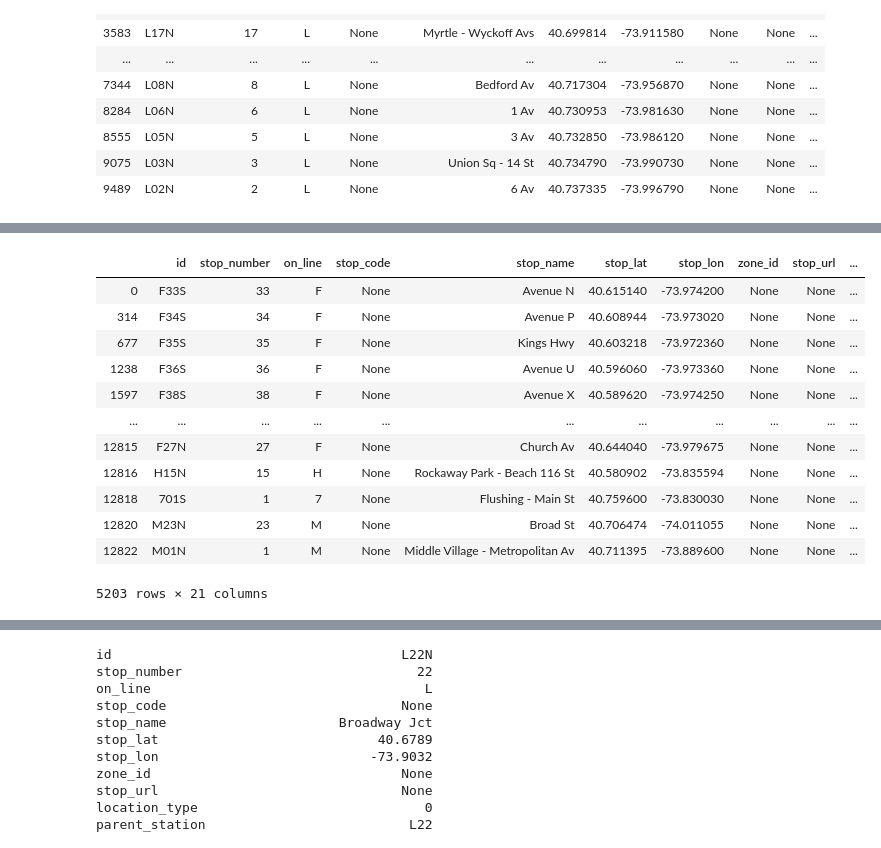
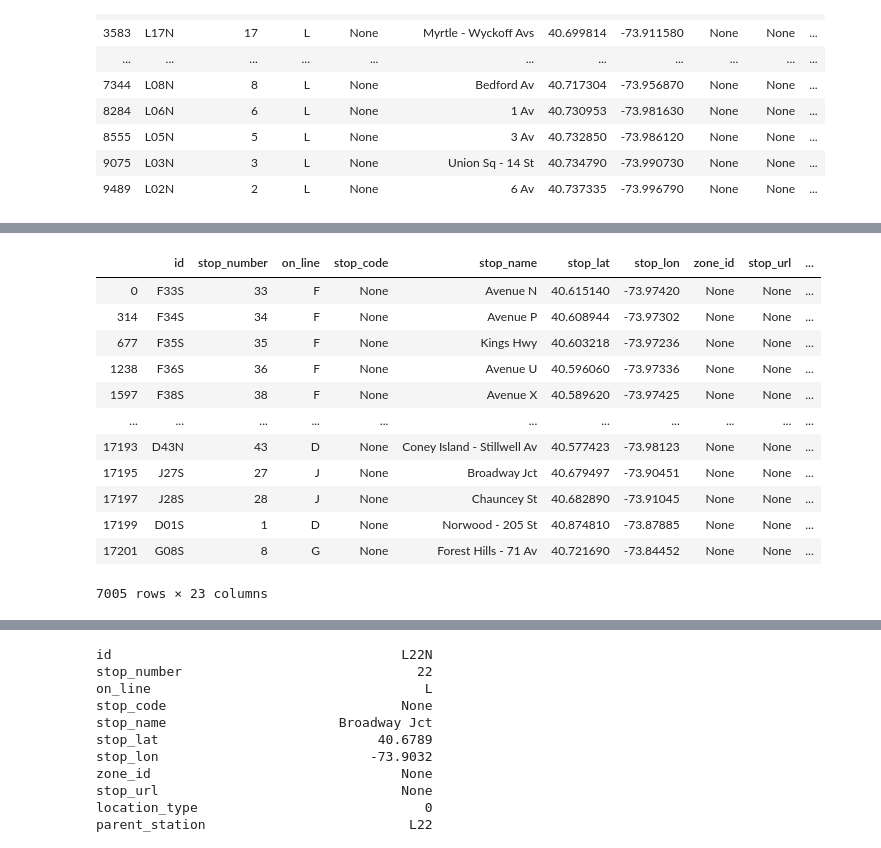
Before and after one commit to SeanAmmirati/mta_feeds, a Jupyter notebook: notebooks/notebook.ipynb, the cells around one changed output, grey strips where cells are left out. Saved outputs shown, nothing was run; the diff lists cells and outputs as text; code cells hidden in the pictures.

```diff
--- a/notebooks/notebook.ipynb
+++ b/notebooks/notebook.ipynb
@@ -16,7 +16,7 @@ conn = dbconnector()
 # %%
 import pandas as pd
 # %%
-df = pd.read_sql('SELECT s.*, a.*, t.train FROM actions a JOIN stops s ON a.stop = s.id JOIN trip t ON a.trip = t.id', conn)
+df = pd.read_sql('SELECT s.*, a.*, t.train, t.direction FROM actions a JOIN stops s ON a.stop = s.id JOIN trip t ON a.trip = t.id', conn)
 # %%
 df
 # %% [output]
@@ -103,16 +117,18 @@ droped_dupes.loc[droped_dupes['est_error_min'] > 1, 'est_error_min'].hist(bins=5
+# %%
+droped_dupes['error_f_l_min'] = (droped_dupes['latest_time'] - droped_dupes['first_time']).dt.total_seconds()/60
 # %%
-droped_dupes['error_f_l'] = droped_d
+droped_dupes
 # %% [output]
 |  | id | stop_number | on_line | stop_code | stop_name | stop_lat | stop_lon | zone_id | stop_url | ... |
-| 0 | F33S | 33 | F | None | Avenue N | 40.615140 | -73.974200 | None | None | ... |
-| 314 | F34S | 34 | F | None | Avenue P | 40.608944 | -73.973020 | None | None | ... |
-| 677 | F35S | 35 | F | None | Kings Hwy | 40.603218 | -73.972360 | None | None | ... |
-| 1238 | F36S | 36 | F | None | Avenue U | 40.596060 | -73.973360 | None | None | ... |
-| 1597 | F38S | 38 | F | None | Avenue X | 40.589620 | -73.974250 | None | None | ... |
+| 0 | F33S | 33 | F | None | Avenue N | 40.615140 | -73.97420 | None | None | ... |
+| 314 | F34S | 34 | F | None | Avenue P | 40.608944 | -73.97302 | None | None | ... |
+| 677 | F35S | 35 | F | None | Kings Hwy | 40.603218 | -73.97236 | None | None | ... |
+| 1238 | F36S | 36 | F | None | Avenue U | 40.596060 | -73.97336 | None | None | ... |
+| 1597 | F38S | 38 | F | None | Avenue X | 40.589620 | -73.97425 | None | None | ... |
 | ... | ... | ... | ... | ... | ... | ... | ... | ... | ... | ... |
-| 12815 | F27N | 27 | F | None | Church Av | 40.644040 | -73.979675 | None | None | ... |
-| 12816 | H15N | 15 | H | None | Rockaway Park - Beach 116 St | 40.580902 | -73.835594 | None | None | ... |
-| 12818 | 701S | 1 | 7 | None | Flushing - Main St | 40.759600 | -73.830030 | None | None | ... |
-| 12820 | M23N | 23 | M | None | Broad St | 40.706474 | -74.011055 | None | None | ... |
-| 12822 | M01N | 1 | M | None | Middle Village - Metropolitan Av | 40.711395 | -73.889600 | None | None | ... |
+| 17193 | D43N | 43 | D | None | Coney Island - Stillwell Av | 40.577423 | -73.98123 | None | None | ... |
+| 17195 | J27S | 27 | J | None | Broadway Jct | 40.679497 | -73.90451 | None | None | ... |
+| 17197 | J28S | 28 | J | None | Chauncey St | 40.682890 | -73.91045 | None | None | ... |
+| 17199 | D01S | 1 | D | None | Norwood - 205 St | 40.874810 | -73.87885 | None | None | ... |
+| 17201 | G08S | 8 | G | None | Forest Hills - 71 Av | 40.721690 | -73.84452 | None | None | ... |
-5203 rows × 21 columns
+7005 rows × 23 columns
```
Also changed, not shown: parts of 13 cells of this notebook.
